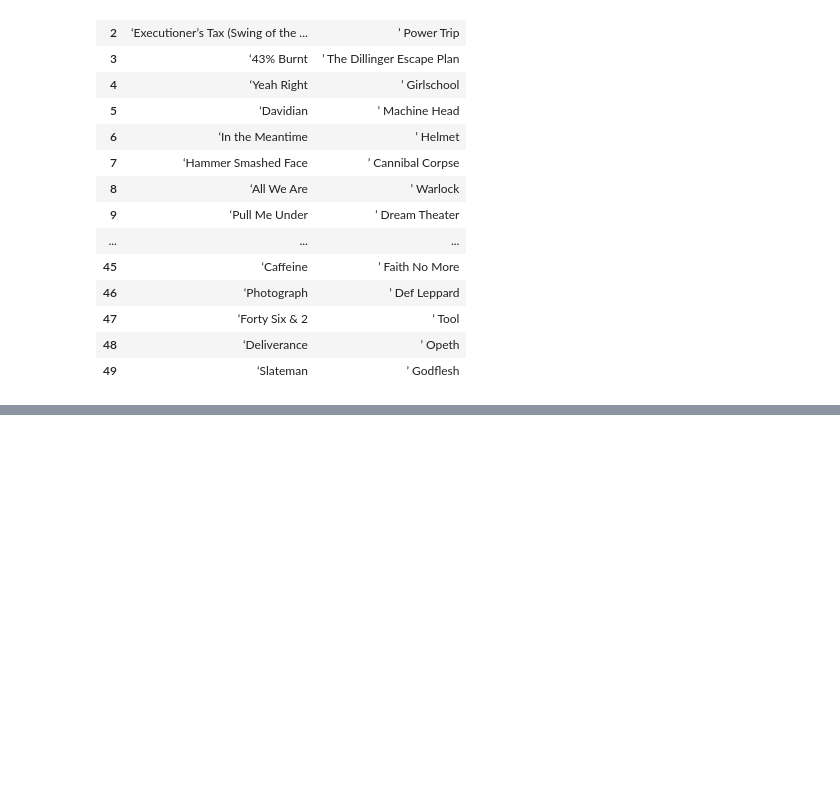
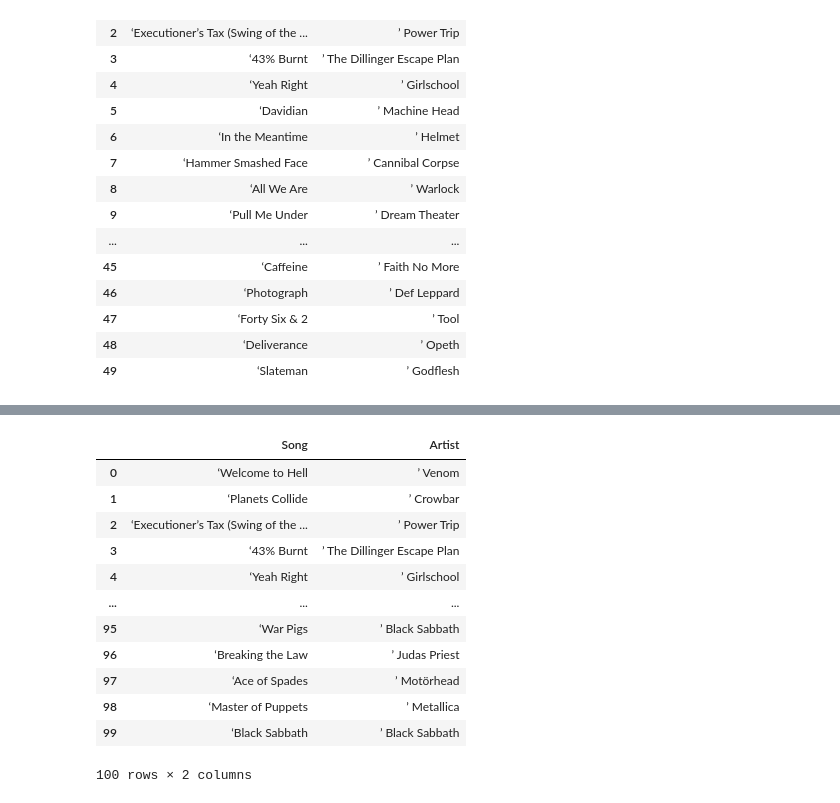
Before and after one commit to Raughar/lab-web-scraping-multiple-pages, a Jupyter notebook: web-scraping-multiple-pages.ipynb, the cells around one changed output, grey strips where cells are left out. Cells and saved outputs as stored; diff of their text form; code cells hidden in the pictures; blank space fills up the shorter version.

Commit message:
Added some more code to the notebook, using Selenium to webscrape the full page.

```diff
--- a/web-scraping-multiple-pages.ipynb
+++ b/web-scraping-multiple-pages.ipynb
@@ -285,0 +296,6 @@ df_rolling['Artist'] = df_rolling['Artist'].str.replace("’", "")
+# %%
+#Trying to scrape the rolling stone webpage using Selenium
+#First, we will create the driver object and open the browser window
+
+path = 'C:/Users/Samu/Documents/chromedriver-win64/chromedriver.exe'
+driver = webdriver.Chrome()
@@ -285,0 +308,12 @@ df_rolling['Artist'] = df_rolling['Artist'].str.replace("’", "")
+# %%
+#Having the button created, we will start to scrape the data using Selenium
+#As we know there's only one click required, we will scrape the data from the first page and then click the button to get the rest of the data from the second page
+# Scrape data from the first page
+soup = BeautifulSoup(driver.page_source, 'html.parser')
+articles = soup.find_all('article', class_='pmc-fallback-list-item')
+heavy_songs = []
+for article in articles:
+    heavy_songs.append(article.find('h2').text.strip())
+
+#Click the button to load more data
+loadButton.click()
@@ -285,0 +397,18 @@ df_rolling['Artist'] = df_rolling['Artist'].str.replace("’", "")
+# %%
+#Creating a dataframe to store the data
+df_rolling = pd.DataFrame(separated_data)
+df_rolling
+# %% [output]
+|  | Song | Artist |
+| 0 | ‘Welcome to Hell | ’ Venom |
+| 1 | ‘Planets Collide | ’ Crowbar |
+| 2 | ‘Executioner’s Tax (Swing of the ... | ’ Power Trip |
+| 3 | ‘43% Burnt | ’ The Dillinger Escape Plan |
+| 4 | ‘Yeah Right | ’ Girlschool |
+| ... | ... | ... |
+| 95 | ‘War Pigs | ’ Black Sabbath |
+| 96 | ‘Breaking the Law | ’ Judas Priest |
+| 97 | ‘Ace of Spades | ’ Motörhead |
+| 98 | ‘Master of Puppets | ’ Metallica |
+| 99 | ‘Black Sabbath | ’ Black Sabbath |
+100 rows × 2 columns
```
Also changed, not shown: parts of 11 cells of this notebook.
